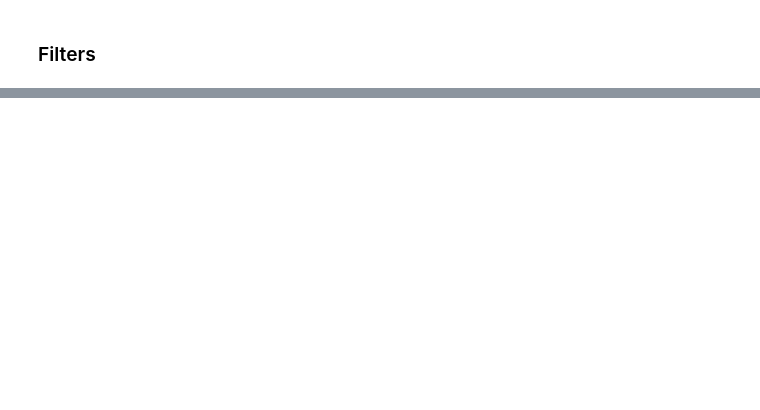
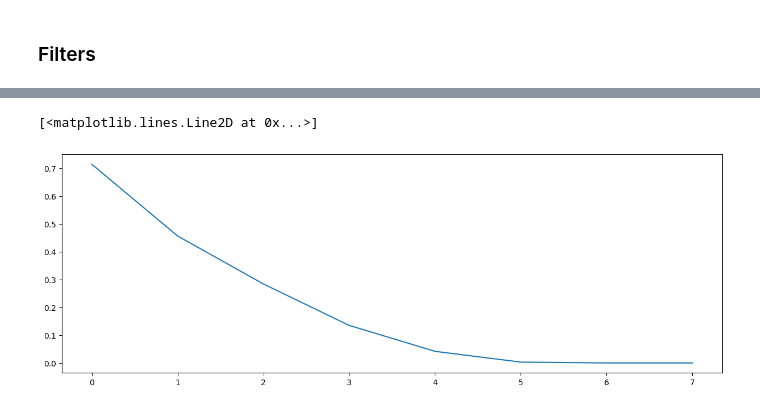
Before and after one commit to irtazahashmi/pytspl, a Jupyter notebook: demo_notebook.ipynb, the cells around one changed output, grey strips where cells are left out. Saved outputs shown, nothing was run; the diff lists cells and outputs as text; code cells hidden in the pictures; blank space fills up the shorter version.

Commit message:
Implemented least square design filter.

```diff
--- a/demo_notebook.ipynb
+++ b/demo_notebook.ipynb
@@ -199,0 +41,19 @@ array([[ 1.13655564e+02, -4.71281780e-02, -3.83796312e-02,
+# %%
+# frequencies
+f = np.array(
+    [0.28512429699931818305458364193328,
+-0.88237789765813756659440514340531,
+-1.3731352457670322753102709611994,
+1.2467113677156391737810281483689,
+-0.90497091048199007623509260156425,
+0.72020108284209904958572678879136,
+0.56279218322242341443484292540234,
+-1.1828189377710074392524575159769,
+1.3917637072266628717187586516957,
+0.84253183742878834383560615606257]
+    )
+
+f_h, f_c, f_g = sc.get_hodgedecomposition(flow=f, round_fig=False)
+# %%
+L1 = sc.hodge_laplacian_matrix(rank=1)
+u_1, eigenvals_u1 = _get_eigendecomposition(L1)
@@ -199,0 +177,46 @@ array([[ 1.13655564e+02, -4.71281780e-02, -3.83796312e-02,
+# %%
+# Subcomponent extraction by filters H1 based on the LS design
+
+# curl - zero coffients on the α
+# gradient - zero coffients on the β
+
+from sclibrary.eigendecomposition import _get_eigendecomposition
+
+#
+tolerance = 1e-06
+L1L = sc.lower_laplacian_matrix(rank=1)
+u_1L, eigenvals_u1L = _get_eigendecomposition(L1L, tolerance)
+eigenvals_u1L = np.unique(eigenvals_u1L)
+
+# desired subcomponent
+a = [0] + [1] * (len(eigenvals_u1L) - 1) # gradient
+
+filter_range = range(8)
+system_mat = np.zeros((len(eigenvals_u1L), len(filter_range)))
+frequency_responses = np.zeros((len(u_1L), len(filter_range)))
+errors = []
+
+
+for L in filter_range:
+    system_mat[:, L] = np.power(eigenvals_u1L, L)
+
+    h = np.linalg.pinv(system_mat)
+    h = np.dot(h, a)
+
+    H = np.zeros_like(L1)
+
+    for l in range(len(h)):
+        H = H + (h[l] * np.linalg.matrix_power(L1L, l))
+
+    f_estimated = H @ f
+    error = np.linalg.norm(f_estimated - f_g) / np.linalg.norm(f_g)
+    errors.append(error)
+
+    H_1_tilda = np.diag(u_1L.T @ H @ u_1L)
+    frequency_responses[:, L] = H_1_tilda
+
+plt.figure(figsize=(15, 5))
+plt.plot(filter_range, errors)
+# %% [output]
+[<matplotlib.lines.Line2D at 0x...>]
+[figure, added]
```
Also changed, not shown: parts of 21 cells of this notebook, 8 other files.
